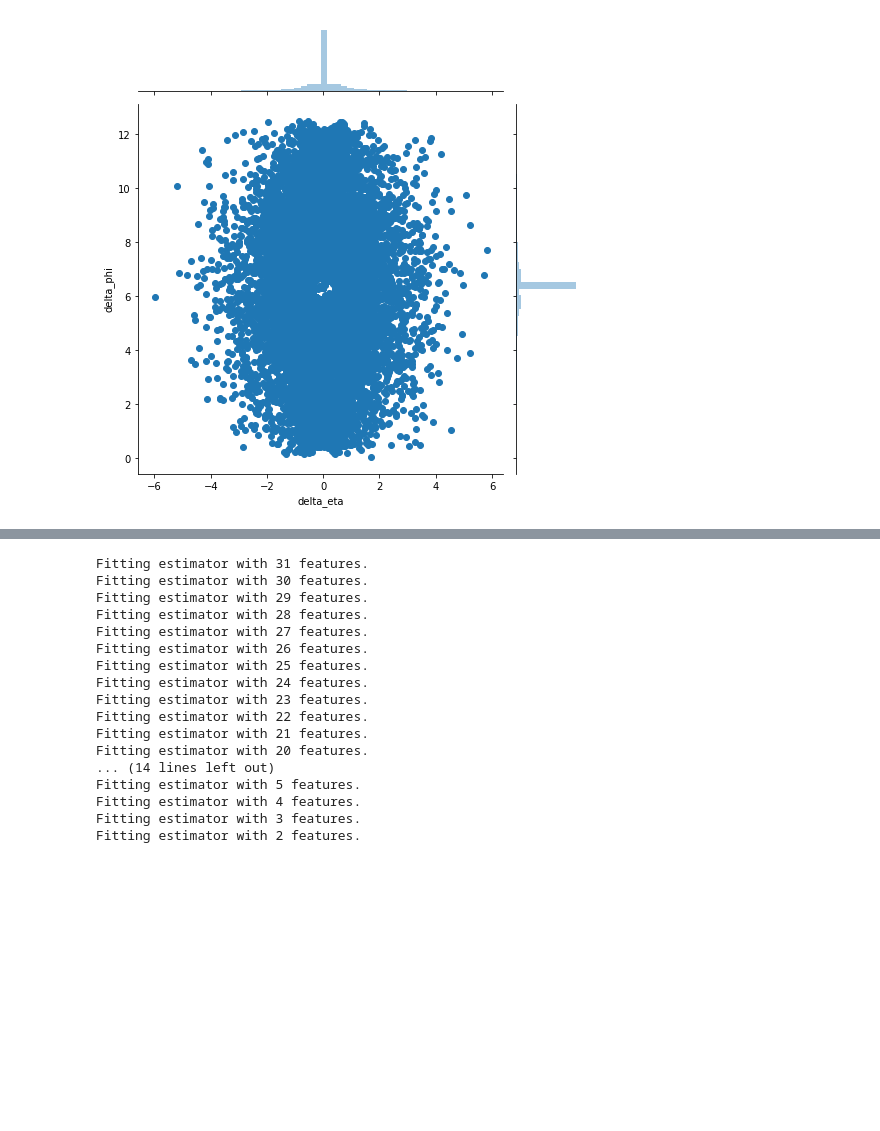
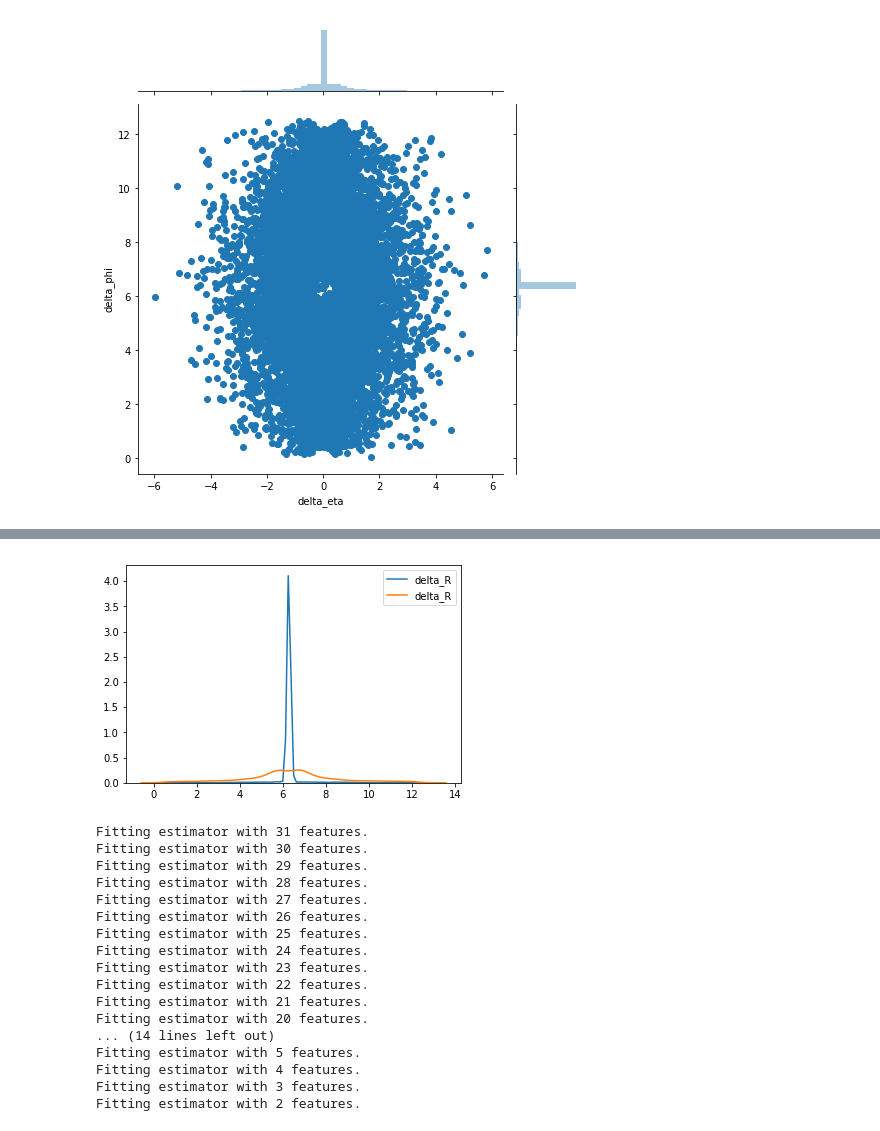
Before and after one commit to kevinyang372/HYU_PH, a Jupyter notebook: Root_explorer.ipynb, the cells around one changed output, grey strips where cells are left out. Cells and saved outputs as stored; diff of their text form; code cells hidden in the pictures; blank space fills up the shorter version.

```diff
--- a/Root_explorer.ipynb
+++ b/Root_explorer.ipynb
@@ -172,3 +186,9 @@ sns.kdeplot(full_train.delta_R)
+# %%
+sns.kdeplot(train_tree.delta_R)
+sns.kdeplot(train_tree_2.delta_R)
+plt.show()
+# %% [output]
+[figure, added]
 # %%
 ranks = {}
 colnames = full_train.columns
```
Also changed, not shown: parts of 9 cells of this notebook.
